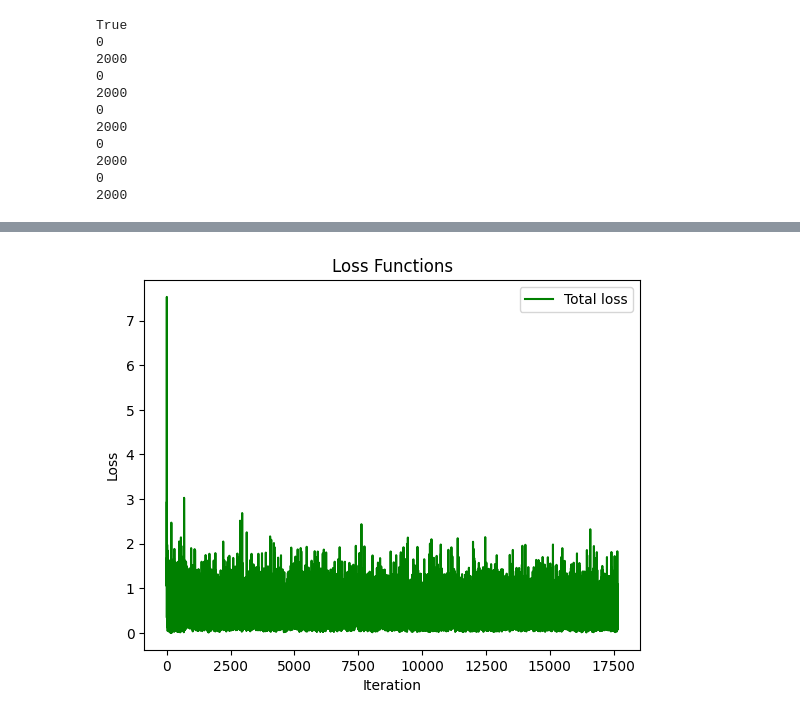
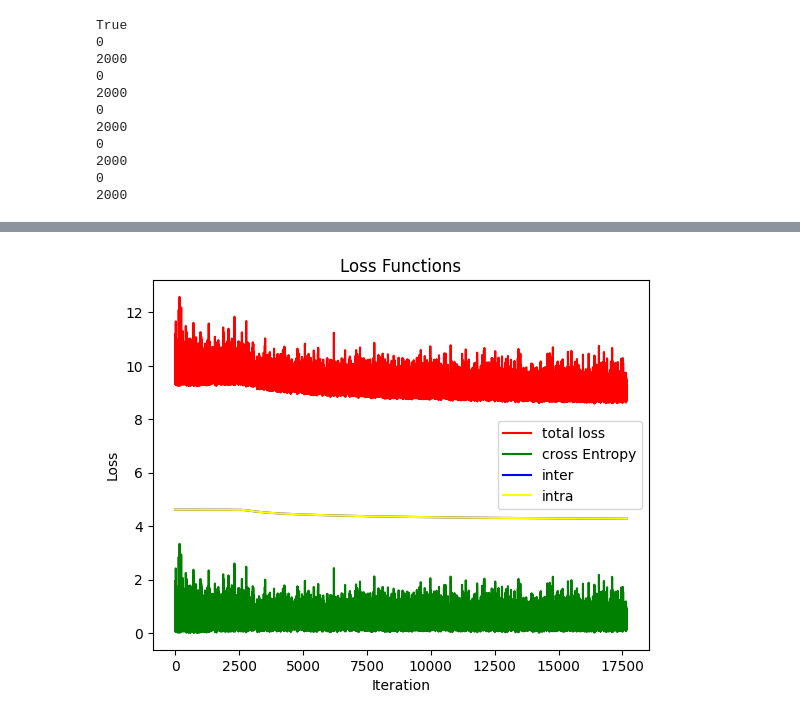
Before and after one commit to sivamani121/bio, a Jupyter notebook: bertfinetuning.ipynb, the cells around one changed output, grey strips where cells are left out. Drawn from its saved outputs; the diff is of its cells as text; code cells hidden in the pictures.

```diff
--- a/bertfinetuning.ipynb
+++ b/bertfinetuning.ipynb
@@ -410,12 +410,12 @@ for _ in range(5):
         iterations.append(it)
         cross.append(loss.item())
 
-#         inter= 0.01*L_inter(torch.cat((hate_space, not_hate_space)))
-#         intra=0.01*L_inter(torch.cat((hate_space, not_hate_space)))
-#         interl.append(inter.item())
-#         intral.append(intra.item())
-#         loss += intra+inter
-#         totalloss.append(loss.item())
+        inter= 0.01*L_inter(torch.cat((hate_space, not_hate_space)))
+        intra=0.01*L_inter(torch.cat((hate_space, not_hate_space)))
+        interl.append(inter.item())
+        intral.append(intra.item())
+        loss += intra+inter
+        totalloss.append(loss.item())
         optimizer.zero_grad()
 
         loss.backward()
@@ -469,16 +469,16 @@ tensor(461.9570, device='cuda:0', grad_fn=<AddBackward0>)
 # %%
 import matplotlib.pyplot as plt
-# plt.plot(iterations, totalloss, color='red', label='total loss')
-plt.plot(iterations, cross, color='green', label='Total loss')
-# plt.plot(iterations, interl, color='blue', label='inter')
-# plt.plot(iterations, intral, color='yellow', label='intra')
+plt.plot(iterations, totalloss, color='red', label='total loss')
+plt.plot(iterations, cross, color='green', label='cross Entropy')
+plt.plot(iterations, interl, color='blue', label='inter')
+plt.plot(iterations, intral, color='yellow', label='intra')
 plt.xlabel('Iteration')
 plt.ylabel('Loss')
 plt.title('Loss Functions')
 plt.legend()
 plt.show()
 # %% [output]
-[figure, old version]
+[figure, new version]
 # %%
 print(hate_space_weights,not_hate_space_weights)
 # %% [output]
```
Also changed, not shown: parts of 10 cells of this notebook.
